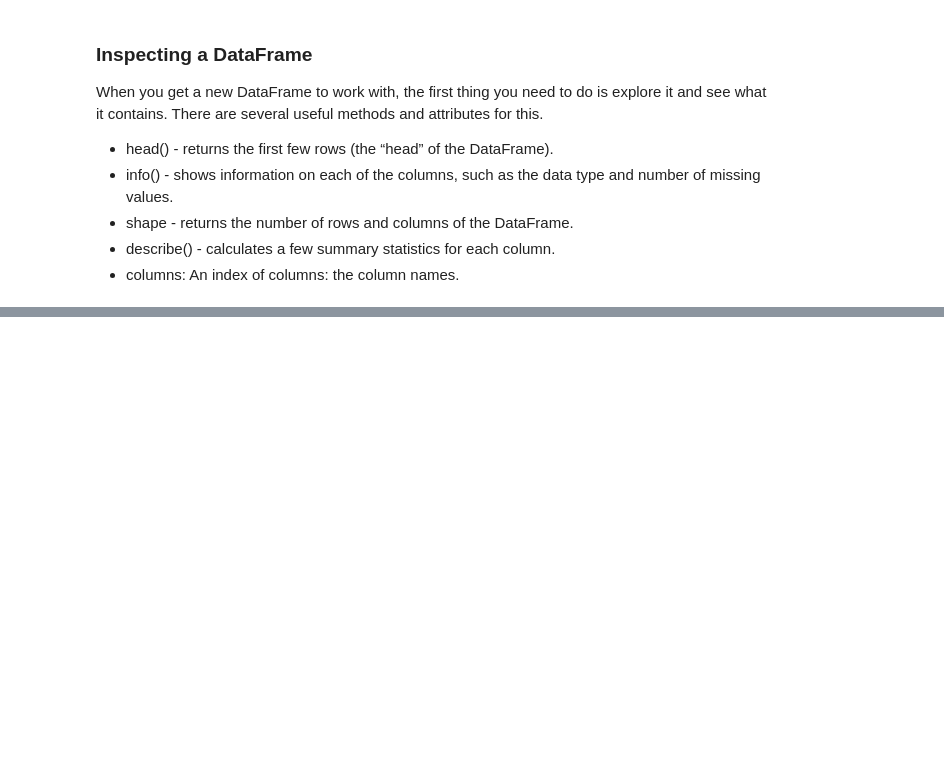
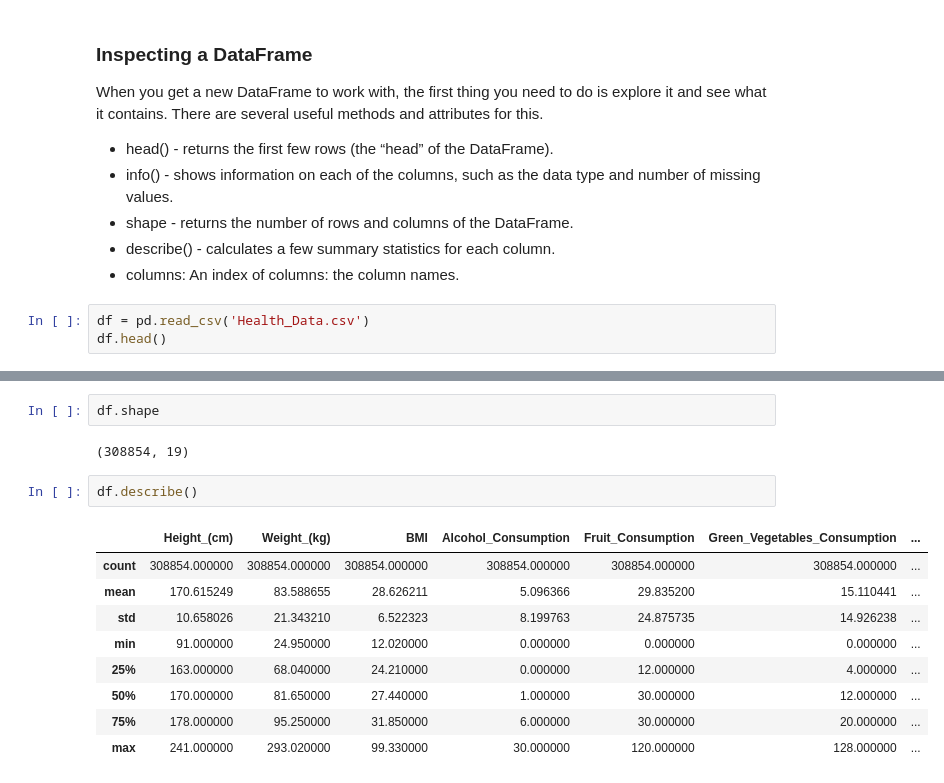
Before and after one commit to chemutai254/ML_Projects, a Jupyter notebook: Numpy and Pandas C23-08.ipynb, the cells around one changed output, grey strips where cells are left out. Cells and saved outputs as stored; diff of their text form; blank space fills up the shorter version.

```diff
--- a/Numpy and Pandas C23-08.ipynb
+++ b/Numpy and Pandas C23-08.ipynb
@@ -78,3 +272,6 @@ When you get a new DataFrame to work with, the first thing you need to do is exp
 - shape - returns the number of rows and columns of the DataFrame.
 - describe() - calculates a few summary statistics for each column.
 - columns: An index of columns: the column names.
+# %%
+df = pd.read_csv('Health_Data.csv')
+df.head()
@@ -80,0 +305,16 @@ When you get a new DataFrame to work with, the first thing you need to do is exp
+# %%
+df.shape
+# %% [output]
+(308854, 19)
+# %%
+df.describe()
+# %% [output]
+|  | Height_(cm) | Weight_(kg) | BMI | Alcohol_Consumption | Fruit_Consumption | Green_Vegetables_Consumption | ... |
+| count | 308854.000000 | 308854.000000 | 308854.000000 | 308854.000000 | 308854.000000 | 308854.000000 | ... |
+| mean | 170.615249 | 83.588655 | 28.626211 | 5.096366 | 29.835200 | 15.110441 | ... |
+| std | 10.658026 | 21.343210 | 6.522323 | 8.199763 | 24.875735 | 14.926238 | ... |
+| min | 91.000000 | 24.950000 | 12.020000 | 0.000000 | 0.000000 | 0.000000 | ... |
+| 25% | 163.000000 | 68.040000 | 24.210000 | 0.000000 | 12.000000 | 4.000000 | ... |
+| 50% | 170.000000 | 81.650000 | 27.440000 | 1.000000 | 30.000000 | 12.000000 | ... |
+| 75% | 178.000000 | 95.250000 | 31.850000 | 6.000000 | 30.000000 | 20.000000 | ... |
+| max | 241.000000 | 293.020000 | 99.330000 | 30.000000 | 120.000000 | 128.000000 | ... |
```
Also changed, not shown: parts of 33 cells of this notebook, 1 other file.
